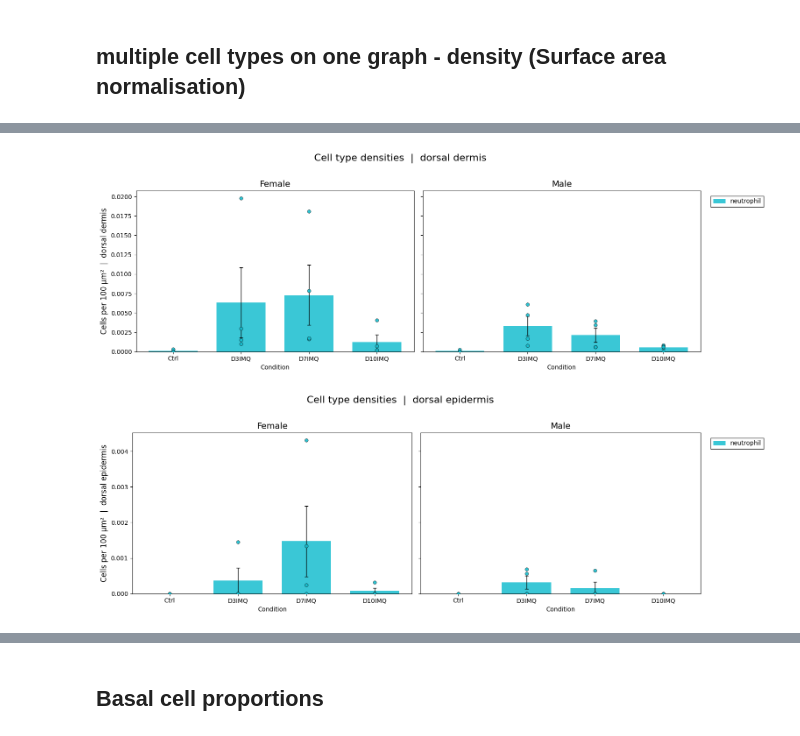
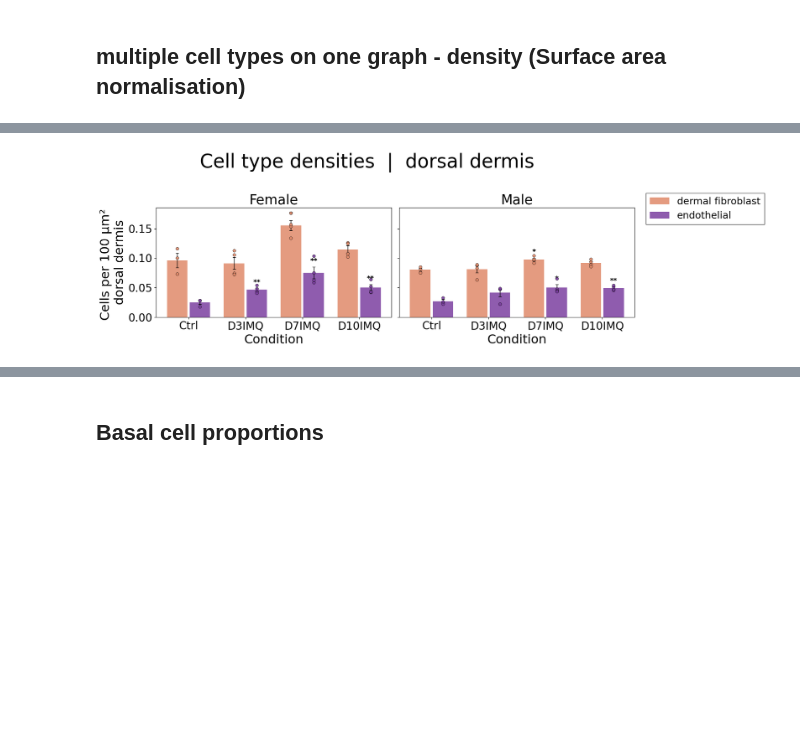
Before and after one commit to DominicBuxton/iMSC_Xenium_Phenocycler_Analysis, a Jupyter notebook: Graphs_Figures_Stats/Celltype kinetics/Kinetics_of_inflammation.ipynb, the cells around one changed output, grey strips where cells are left out. Drawn from its saved outputs; the diff is of its cells as text; code cells hidden in the pictures; blank space fills up the shorter version.

```diff
--- a/Graphs_Figures_Stats/Celltype kinetics/Kinetics_of_inflammation.ipynb
+++ b/Graphs_Figures_Stats/Celltype kinetics/Kinetics_of_inflammation.ipynb
@@ -1098,12 +1256,10 @@ plot_grouped_densities(adata, celltypes, 'dorsal_dermis', condition_order=condit
-# %%
-celltypes = ['neutrophil']
-condition_order = ['Ctrl', 'D3IMQ', 'D7IMQ', 'D10IMQ']
-
-plot_grouped_densities(adata, celltypes, 'dorsal_dermis', condition_order=condition_order)
-plot_grouped_densities(adata, celltypes, 'dorsal_epidermis', condition_order=condition_order)
-# %% [output]
-[figure, removed]
-[figure, removed]
+# %%
+celltypes = ['dermal_fibroblast', 'endothelial']
+condition_order = ['Ctrl', 'D3IMQ', 'D7IMQ', 'D10IMQ']
+
+plot_grouped_densities(adata, celltypes, 'dorsal_dermis', condition_order=condition_order, file_name = 'stromal_immune_density.png')
+# %% [output]
+[figure, added]
 # %%
 celltypes = ['basal_KC', 'intermediate_basal_suprabasal_KC', 'suprabasal_KC', 'corneocyte']
 condition_order = ['Ctrl', 'D3IMQ', 'D7IMQ', 'D10IMQ']
```
Also changed, not shown: parts of 9 cells of this notebook.
